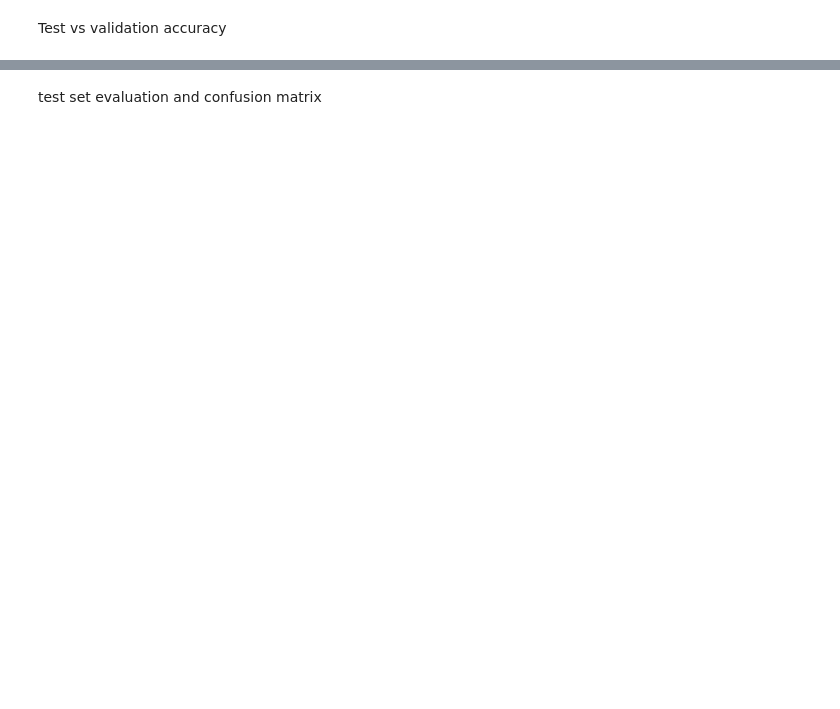
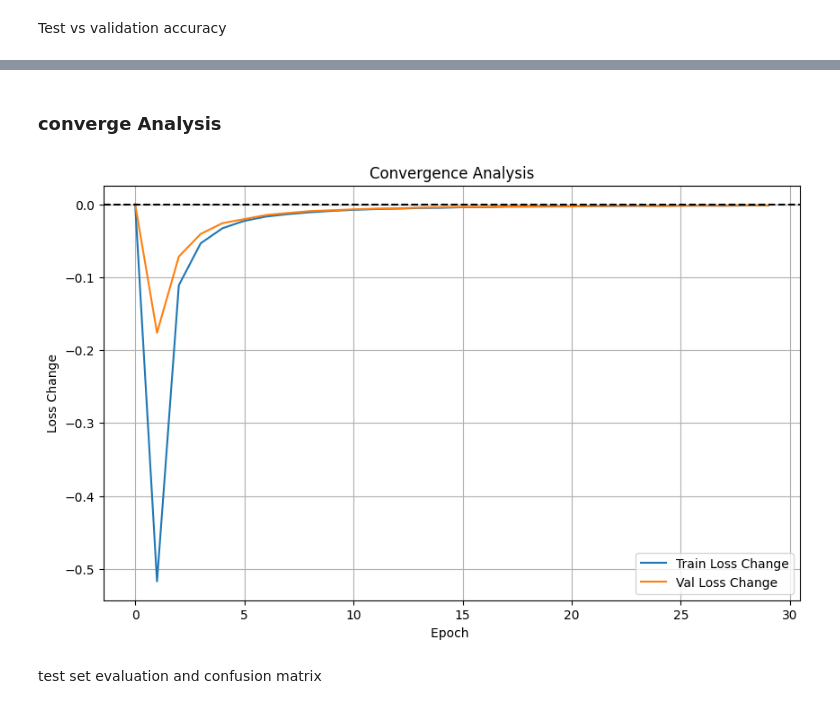
Before and after one commit to abdelrahman7124/Machine-Learning-lab-2, a Jupyter notebook: softmax.ipynb, the cells around one changed output, grey strips where cells are left out. Drawn from its saved outputs; the diff is of its cells as text; code cells hidden in the pictures; blank space fills up the shorter version.

Commit message:
added analysis for softmax and logisitc regression

```diff
--- a/softmax.ipynb
+++ b/softmax.ipynb
@@ -169,3 +181,23 @@ plt.show()
+# %% [markdown]
+### converge Analysis
+# %%
+def plot_converge(text):
+    train_change = [0] + [model.training_losses[i] - model.training_losses[i-1] for i in range(1, len(model.training_losses))]
+    val_change = [0] + [model.validation_losses[i] - model.validation_losses[i-1] for i in range(1, len(model.validation_losses))]
+
+    plt.figure(figsize=(10, 6))
+    plt.plot(train_change, label='Train Loss Change')
+    plt.plot(val_change, label='Val Loss Change')
+    plt.axhline(y=0, color='black', linestyle='--')
+    plt.xlabel(f"Epoch {text}")
+    plt.ylabel('Loss Change')
+    plt.title('Convergence Analysis')
+    plt.legend()
+    plt.grid(True)
+    plt.show()
+plot_converge('')
+# %% [output]
+[figure, added]
 # %% [markdown]
 test set evaluation and confusion matrix
 # %%
```
Also changed, not shown: parts of 22 cells of this notebook, 1 other file.
